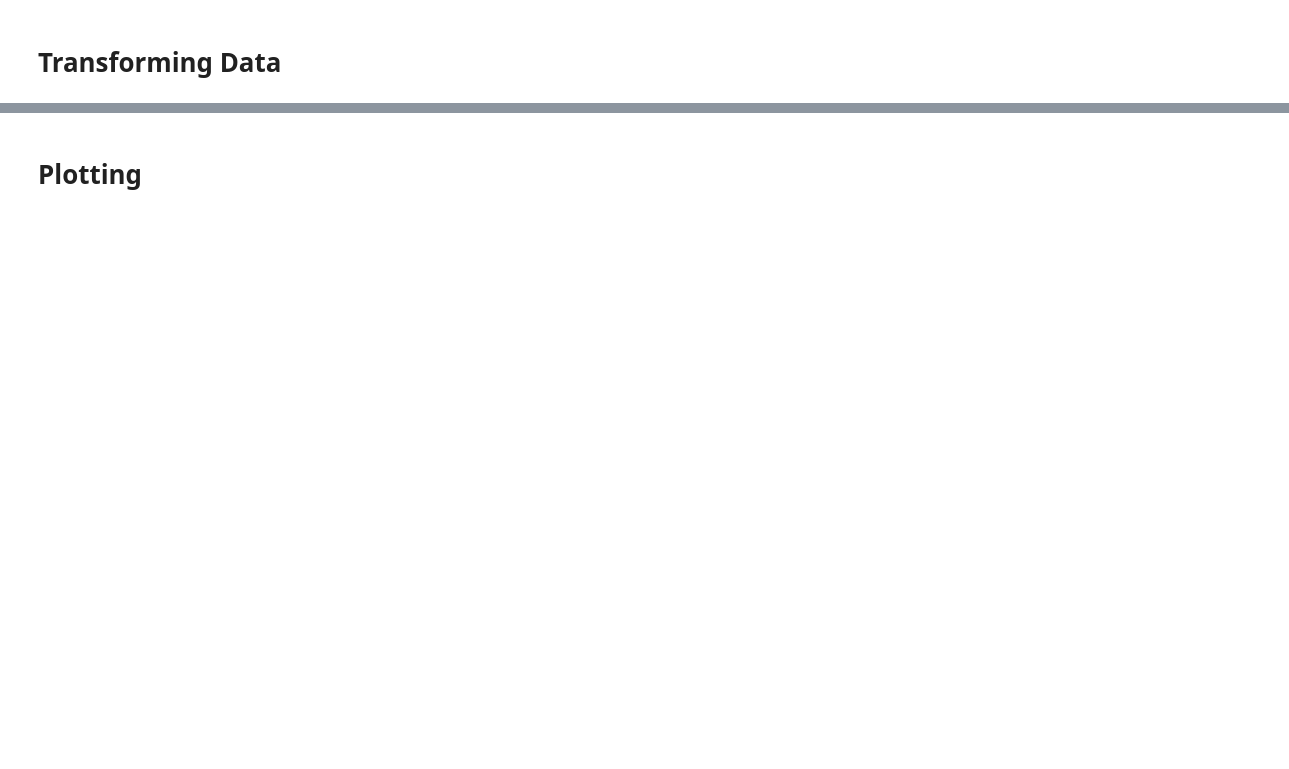
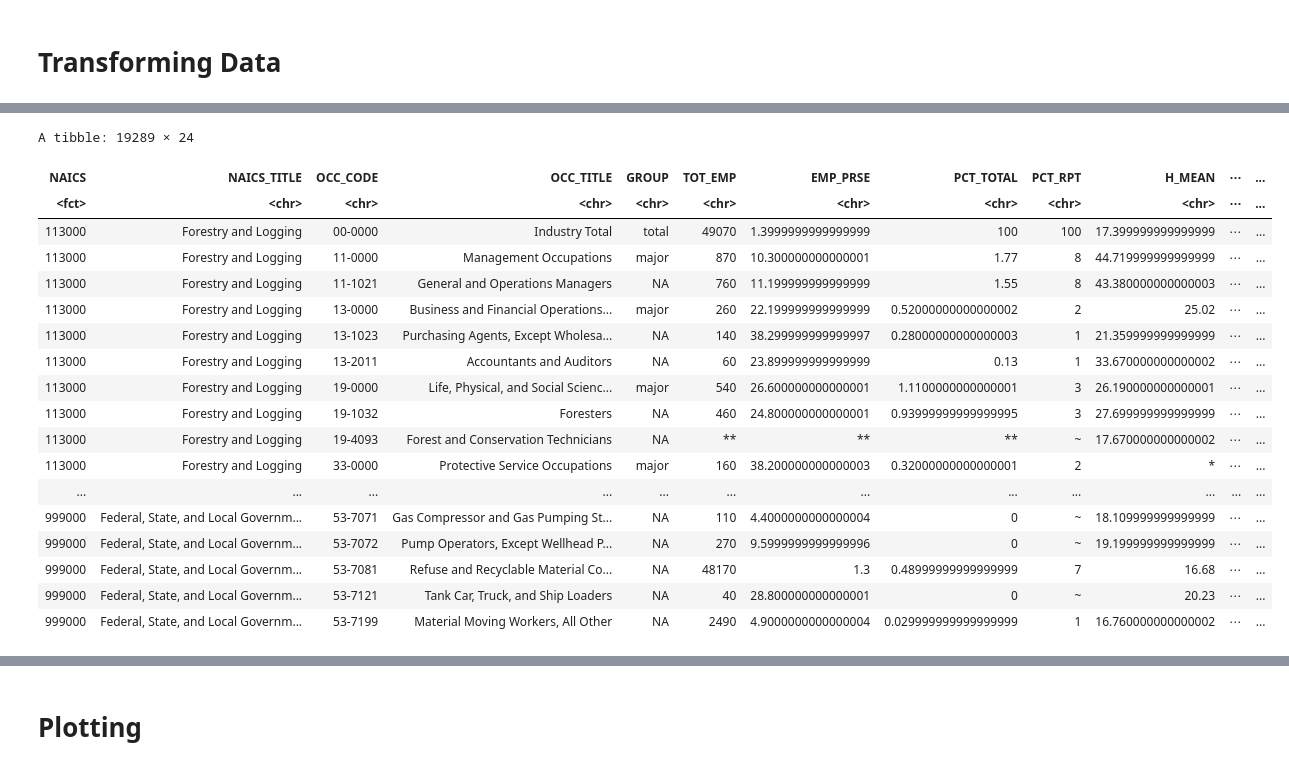
Before and after one commit to rckeely/module-tidyverse, a Jupyter notebook: exercises.ipynb, the cells around one changed output, grey strips where cells are left out. Cells and saved outputs as stored; diff of their text form; code cells hidden in the pictures; blank space fills up the shorter version.

Commit message:
Final commit from AWS before moving locally

```diff
--- a/exercises.ipynb
+++ b/exercises.ipynb
@@ -18,3 +123,5 @@ library(tidyverse)
 # using read_excel to create a tibble.
 # Notice that in Jupyter Notebooks, pressing TAB will give you
 # autocomplete help with the filename
+# %%
+dat <- read_excel('data/nat3d_M2010_dl.xls')
@@ -20,0 +187,22 @@ library(tidyverse)
+# %%
+mutate(dat, NAICS=parse_factor(dat$NAICS))
+# %% [output]
+A tibble: 19289 × 24
+| NAICS | NAICS_TITLE | OCC_CODE | OCC_TITLE | GROUP | TOT_EMP | EMP_PRSE | PCT_TOTAL | PCT_RPT | H_MEAN | ⋯ | ... |
+| <fct> | <chr> | <chr> | <chr> | <chr> | <chr> | <chr> | <chr> | <chr> | <chr> | ⋯ | ... |
+| 113000 | Forestry and Logging | 00-0000 | Industry Total | total | 49070 | 1.3999999999999999 | 100 | 100 | 17.399999999999999 | ⋯ | ... |
+| 113000 | Forestry and Logging | 11-0000 | Management Occupations | major | 870 | 10.300000000000001 | 1.77 | 8 | 44.719999999999999 | ⋯ | ... |
+| 113000 | Forestry and Logging | 11-1021 | General and Operations Managers | NA | 760 | 11.199999999999999 | 1.55 | 8 | 43.380000000000003 | ⋯ | ... |
+| 113000 | Forestry and Logging | 13-0000 | Business and Financial Operations... | major | 260 | 22.199999999999999 | 0.52000000000000002 | 2 | 25.02 | ⋯ | ... |
+| 113000 | Forestry and Logging | 13-1023 | Purchasing Agents, Except Wholesa... | NA | 140 | 38.299999999999997 | 0.28000000000000003 | 1 | 21.359999999999999 | ⋯ | ... |
+| 113000 | Forestry and Logging | 13-2011 | Accountants and Auditors | NA | 60 | 23.899999999999999 | 0.13 | 1 | 33.670000000000002 | ⋯ | ... |
+| 113000 | Forestry and Logging | 19-0000 | Life, Physical, and Social Scienc... | major | 540 | 26.600000000000001 | 1.1100000000000001 | 3 | 26.190000000000001 | ⋯ | ... |
+| 113000 | Forestry and Logging | 19-1032 | Foresters | NA | 460 | 24.800000000000001 | 0.93999999999999995 | 3 | 27.699999999999999 | ⋯ | ... |
+| 113000 | Forestry and Logging | 19-4093 | Forest and Conservation Technicians | NA | ** | ** | ** | ~ | 17.670000000000002 | ⋯ | ... |
+| 113000 | Forestry and Logging | 33-0000 | Protective Service Occupations | major | 160 | 38.200000000000003 | 0.32000000000000001 | 2 | * | ⋯ | ... |
+| ... | ... | ... | ... | ... | ... | ... | ... | ... | ... | ... | ... |
+| 999000 | Federal, State, and Local Governm... | 53-7071 | Gas Compressor and Gas Pumping St... | NA | 110 | 4.4000000000000004 | 0 | ~ | 18.109999999999999 | ⋯ | ... |
+| 999000 | Federal, State, and Local Governm... | 53-7072 | Pump Operators, Except Wellhead P... | NA | 270 | 9.5999999999999996 | 0 | ~ | 19.199999999999999 | ⋯ | ... |
+| 999000 | Federal, State, and Local Governm... | 53-7081 | Refuse and Recyclable Material Co... | NA | 48170 | 1.3 | 0.48999999999999999 | 7 | 16.68 | ⋯ | ... |
+| 999000 | Federal, State, and Local Governm... | 53-7121 | Tank Car, Truck, and Ship Loaders | NA | 40 | 28.800000000000001 | 0 | ~ | 20.23 | ⋯ | ... |
+| 999000 | Federal, State, and Local Governm... | 53-7199 | Material Moving Workers, All Other | NA | 2490 | 4.9000000000000004 | 0.029999999999999999 | 1 | 16.760000000000002 | ⋯ | ... |
```
Also changed, not shown: parts of 23 cells of this notebook.
